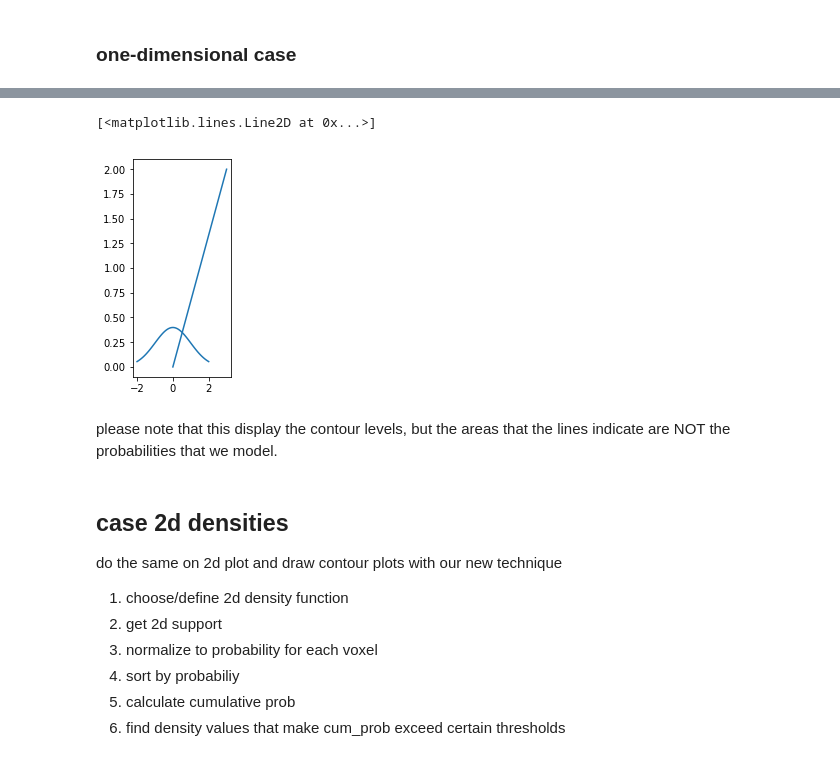
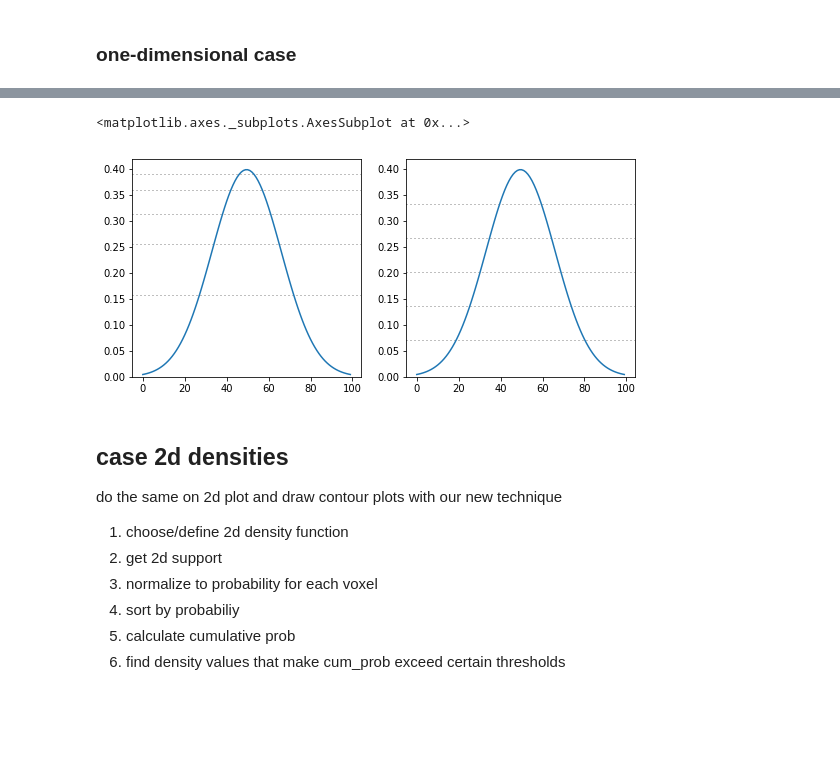
Before and after one commit to nandaloo/iso_value_selection, a Jupyter notebook: proof of concept.ipynb, the cells around one changed output, grey strips where cells are left out. Drawn from its saved outputs; the diff is of its cells as text; code cells hidden in the pictures; blank space fills up the shorter version.

```diff
--- a/proof of concept.ipynb
+++ b/proof of concept.ipynb
@@ -100,9 +188,10 @@ ToDo
 # %% [markdown]
 ### one-dimensional case
 # %%
-indexes = utils.normalize_to_indexes(low=[-2], high=[2], n=100, d=1)
-gp1d = examples.support_gaussian_1d(indexes)
+indexes = utils.normalize_to_indexes(low=[-3], high=[3], n=100, d=1)
+gp1d = examples.support_gaussian_1d(indexes)[0]
 levels = iso_levels.equi_prob_per_level(gp1d, k=5)
+levels2 = iso_levels.equi_value(gp1d, k=5)
 # %%
 print(levels)
 # %% [output]
@@ -112,15 +201,3 @@ def get_cross_point(x, y, levels):
     """Given the support of a scalar function f(x)=y return the cross points with levels in x-increasing order as the
     sequence of x coordinates."""
     pass
-# %%
-import matplotlib.lines as lines
-fig = plt.figure()
-ax = fig.add_subplot(131)
-
-# testing how to use line
-line = lines.Line2D([0, 3], [0, 2], axes=ax)
-ax.add_line(line)
-ax.plot(indexes[0], gp1d)
-# %% [output]
-[<matplotlib.lines.Line2D at 0x...>]
-[figure, removed]
@@ -154,2 +203,0 @@ def plot_1d(df, levels):
-# %% [markdown]
-please note that this display the contour levels, but the areas that the lines indicate are NOT the probabilities that we model.
@@ -158,3 +204,12 @@ please note that this display the contour levels, but the areas that the lines i
+# %%
+figure = plt.figure(figsize=(9,4))
+ax = figure.add_subplot(121)
+plotting.density(levels, gp1d, ax=ax)
+ax = figure.add_subplot(122)
+plotting.density(levels2, gp1d, ax=ax)
+# %% [output]
+<matplotlib.axes._subplots.AxesSubplot at 0x...>
+[figure, added]
 # %% [markdown]
 ## case 2d densities
 
```
Also changed, not shown: parts of 40 cells of this notebook, 5 other files.
